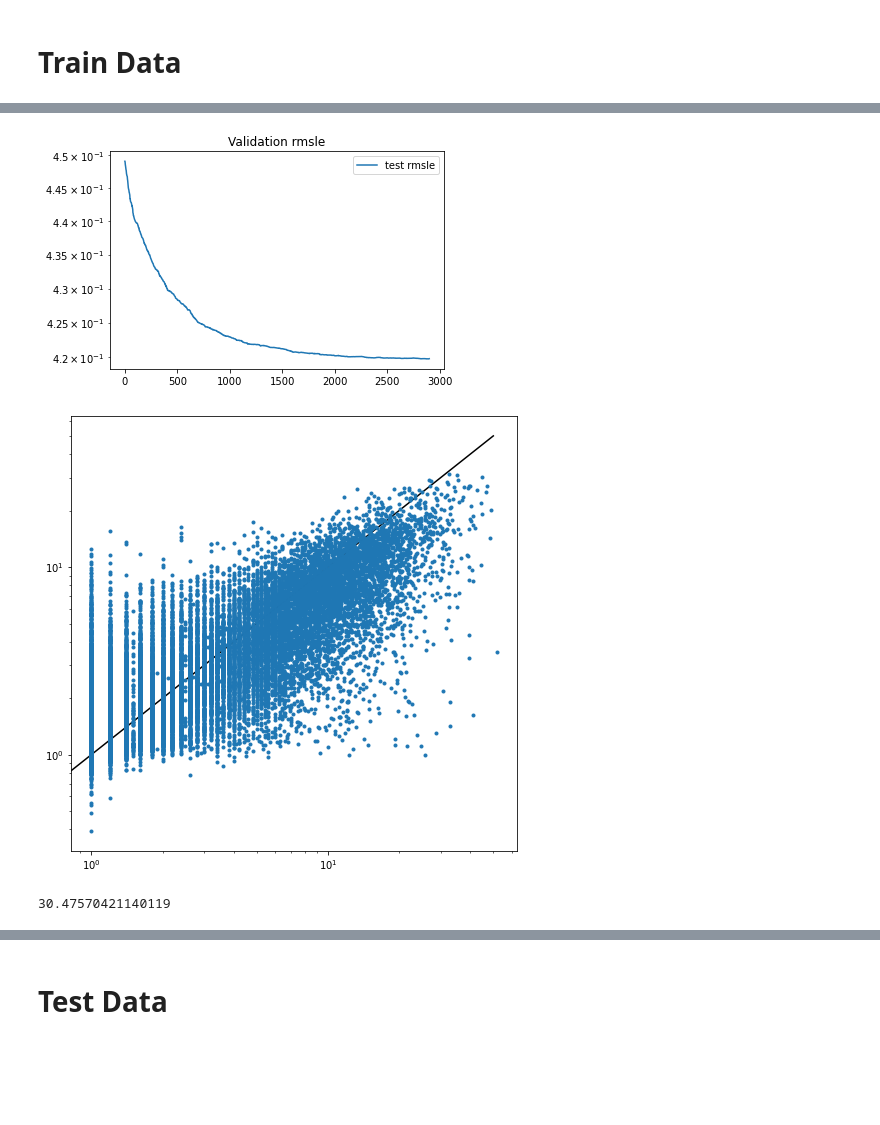
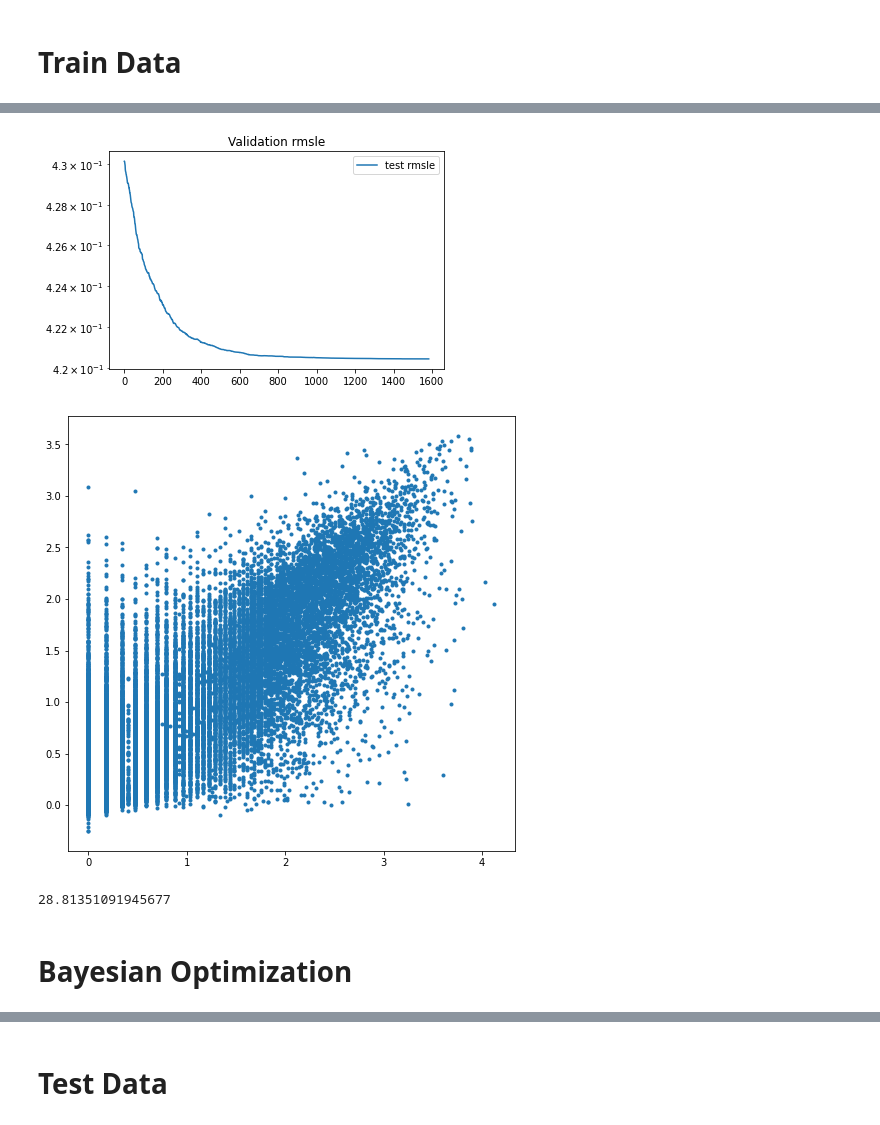
Before and after one commit to A-Stangeland/Defi-IA, a Jupyter notebook: explore_data.ipynb, the cells around one changed output, grey strips where cells are left out. Saved outputs shown, nothing was run; the diff lists cells and outputs as text; code cells hidden in the pictures; blank space fills up the shorter version.

```diff
--- a/explore_data.ipynb
+++ b/explore_data.ipynb
@@ -95,13 +139,16 @@ def MAPE(y_true, y_pred):
 # %%
 from xgboost import XGBRegressor
 
-xgb2 = XGBRegressor(
-    n_estimators = 1200,
-    max_depth = 7,
+xgb_gpu = XGBRegressor(
+    objective = "reg:squarederror",
+    tree_method = 'gpu_hist',
+    n_estimators = 3000,
+    max_depth = 9,
+    # max_bin = 512,
     learning_rate = 0.1,
-    objective = "reg:squaredlogerror",
-    n_jobs=-1,
+    # colsample_bytree = 0.9,
+    gpu_id = 0,
     verbosity=1
 )
 # %%
-xgb2.fit(X_train, y_train, eval_set=[(X_test, y_test)], early_stopping_rounds=100)
+xgb_gpu.fit(X_train, y_train, eval_set=[(X_test, y_test)], early_stopping_rounds=100)
@@ -109,16 +207,17 @@ xgb2.fit(X_train, y_train, eval_set=[(X_test, y_test)], early_stopping_rounds=10
 from xgboost import XGBRegressor
 
 xgb_gpu = XGBRegressor(
-    objective = "reg:squaredlogerror",
+    objective = "reg:squarederror",
+    eva_metric = "rmse",
     tree_method = 'gpu_hist',
     n_estimators = 3000,
-    max_depth = 9,
-    max_bin = 512,
+    max_depth = 12,
+    # max_bin = 512,
     learning_rate = 0.1,
-    colsample_bytree = 0.8,
+    # colsample_bytree = 0.9,
     gpu_id = 0,
     verbosity=1
 )
 # %%
-xgb_gpu.fit(X_train, y_train, eval_set=[(X_test, y_test)], early_stopping_rounds=200)
+xgb_gpu.fit(X_train, y_train, eval_set=[(X_test, y_test)], early_stopping_rounds=100)
 # %% [output]
@@ -153,22 +251,25 @@ XGBRegressor(base_score=0.5, booster='gbtree', colsample_bylevel=1,
 evals_result = xgb_gpu.evals_result()
 
 # plt.plot(evals_result['validation_0']['rmsle'], label='test rmsle')
-plt.semilogy(evals_result['validation_0']['rmsle'][100:], label='test rmsle')
+plt.semilogy(evals_result['validation_0']['rmse'][100:], label='test rmsle')
 plt.title('Validation rmsle')
 plt.legend()
 plt.show()
 # %% [output]
-[figure, old version]
+[figure, new version]
 # %%
 y_pred = xgb_gpu.predict(X_test)
 
 plt.figure(figsize=(8,8))
-plt.plot((0,50), (0,50), "k")
-# plt.plot(y_test, y_pred, ".")
-plt.loglog(y_test+1, y_pred+1, ".")
+# plt.plot((0,50), (0,50), "k")
+plt.plot(y_test, y_pred, ".")
+# plt.loglog(y_test+1, y_pred+1, ".")
 plt.show()
 
-print(MAPE(y_test, y_pred)) # previous best: 27.9057
+# print(MAPE(y_test, y_pred)) # previous best: 27.9057
+print(MAPE(np.exp(y_test)-1, np.exp(y_pred)-1)) # previous best: 27.9057
 # %% [output]
-[figure, old version]
+[figure, new version]
-30.47570421140119
+28.81351091945677
+# %% [markdown]
+# Bayesian Optimization
```
Also changed, not shown: parts of 59 cells of this notebook, 7 other files.
